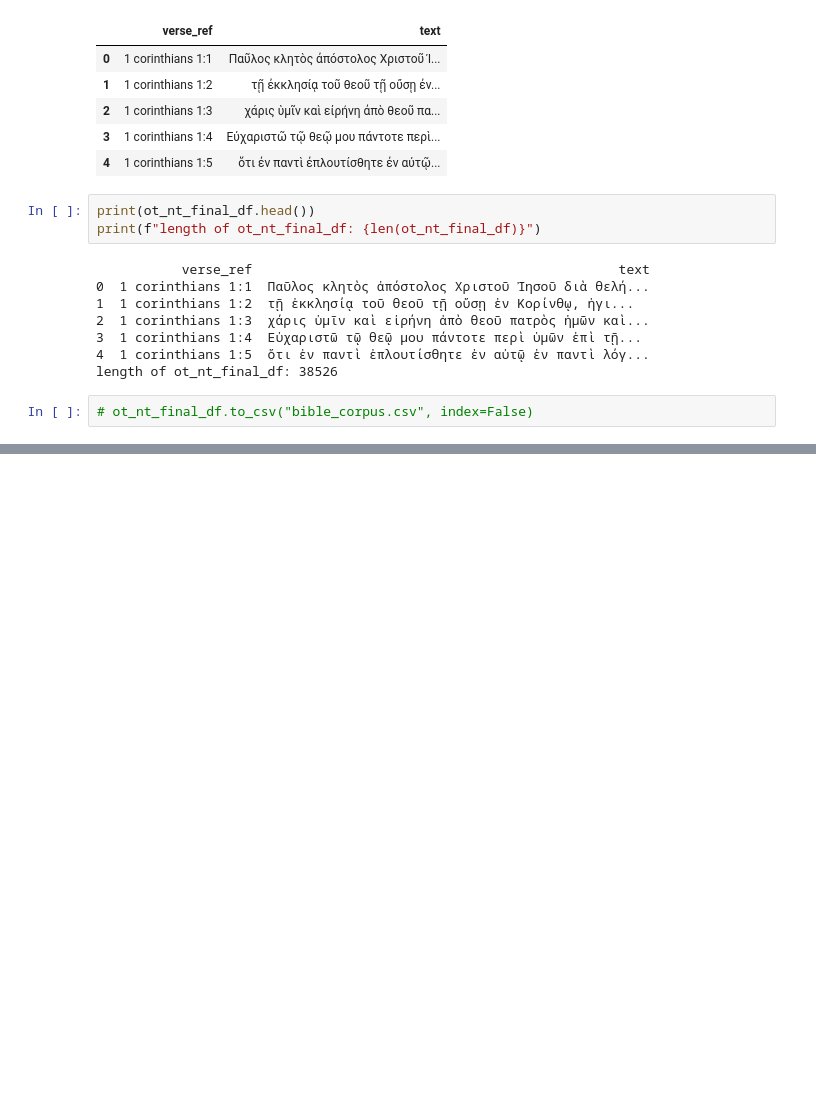
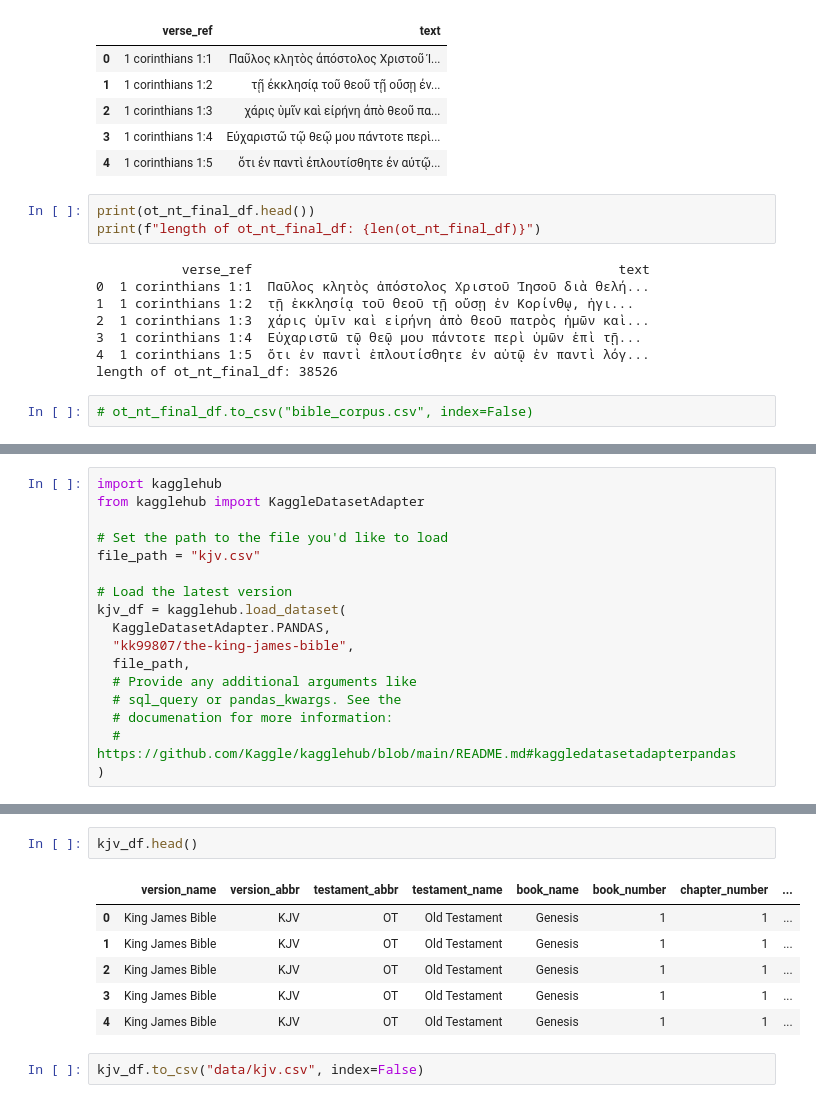
Before and after one commit to jonathanmh12/greek-semantic-ui, a Jupyter notebook: data-formatting.ipynb, the cells around one changed output, grey strips where cells are left out. Drawn from its saved outputs; the diff is of its cells as text; blank space fills up the shorter version.

```diff
--- a/data-formatting.ipynb
+++ b/data-formatting.ipynb
@@ -246,0 +343,17 @@ length of ot_nt_final_df: 38526
+# %%
+import kagglehub
+from kagglehub import KaggleDatasetAdapter
+
+# Set the path to the file you'd like to load
+file_path = "kjv.csv"
+
+# Load the latest version
+kjv_df = kagglehub.load_dataset(
+  KaggleDatasetAdapter.PANDAS,
+  "kk99807/the-king-james-bible",
+  file_path,
+  # Provide any additional arguments like
+  # sql_query or pandas_kwargs. See the
+  # documenation for more information:
+  # https://github.com/Kaggle/kagglehub/blob/main/README.md#kaggledatasetadapterpandas
+)
@@ -246,0 +363,11 @@ length of ot_nt_final_df: 38526
+# %%
+kjv_df.head()
+# %% [output]
+|  | version_name | version_abbr | testament_abbr | testament_name | book_name | book_number | chapter_number | ... |
+| 0 | King James Bible | KJV | OT | Old Testament | Genesis | 1 | 1 | ... |
+| 1 | King James Bible | KJV | OT | Old Testament | Genesis | 1 | 1 | ... |
+| 2 | King James Bible | KJV | OT | Old Testament | Genesis | 1 | 1 | ... |
+| 3 | King James Bible | KJV | OT | Old Testament | Genesis | 1 | 1 | ... |
+| 4 | King James Bible | KJV | OT | Old Testament | Genesis | 1 | 1 | ... |
+# %%
+kjv_df.to_csv("data/kjv.csv", index=False)
```
Also changed, not shown: parts of 10 cells of this notebook, 4 other files.
